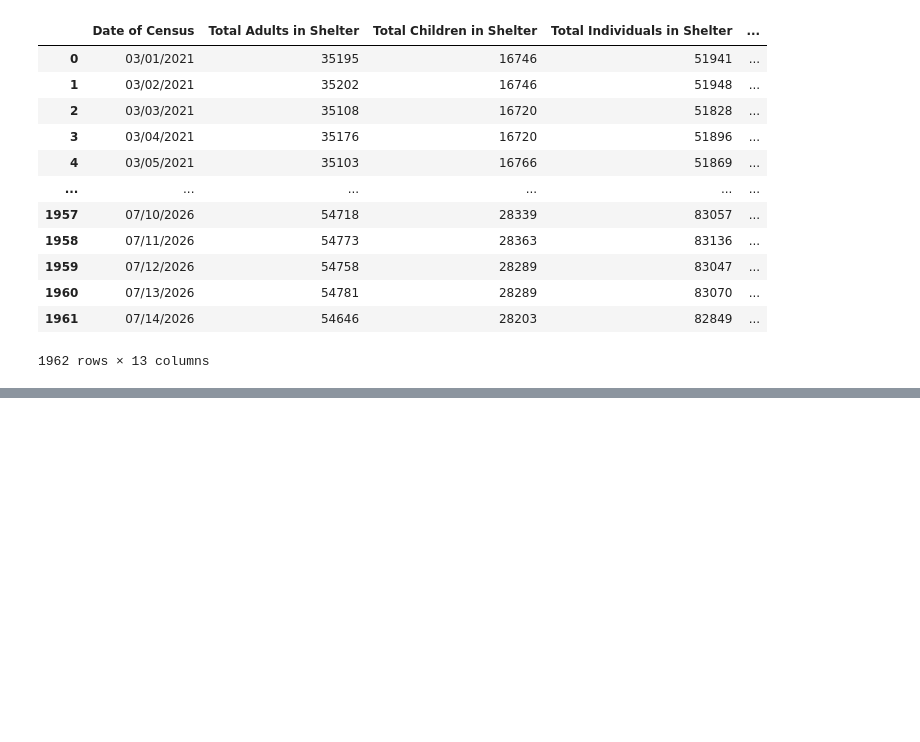
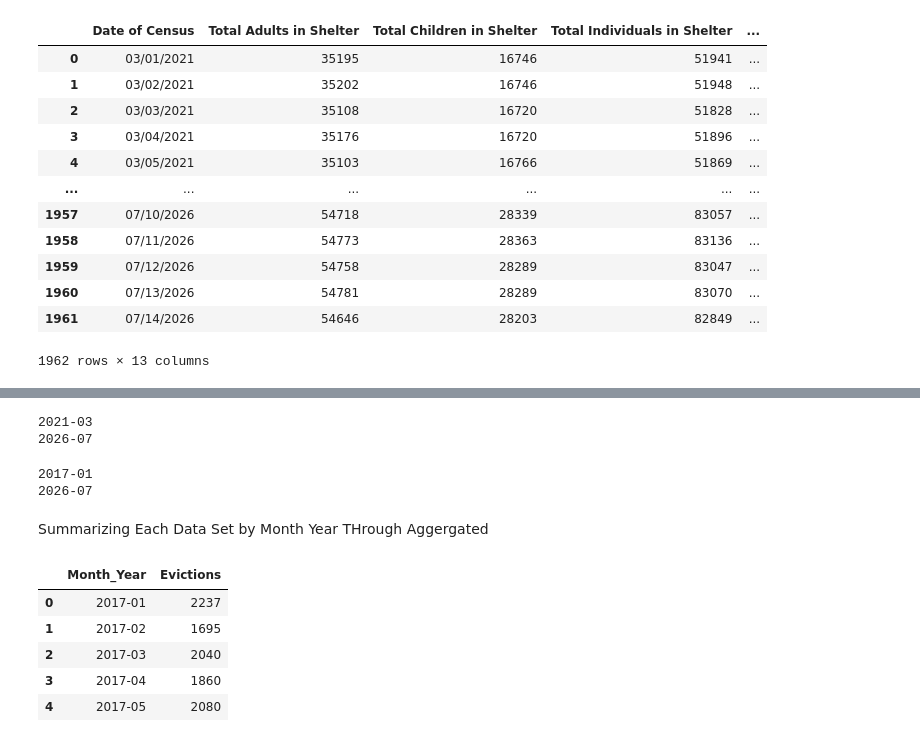
Before and after one commit to abs1106/Better-NY-Shelter-Buildings, a Jupyter notebook: nyc_shelter_data_proj/Untitled.ipynb, the cells around one changed output, grey strips where cells are left out. Drawn from its saved outputs; the diff is of its cells as text; code cells hidden in the pictures; blank space fills up the shorter version.

Commit message:
data wrangled, switched date str to datetypes, merged df by Month_Year

```diff
--- a/nyc_shelter_data_proj/Untitled.ipynb
+++ b/nyc_shelter_data_proj/Untitled.ipynb
@@ -29,0 +34,10 @@ df_evictions
+# %%
+#changing date from obj to datetype
+df_evictions['Executed Date'] = pd.to_datetime(df_evictions['Executed Date'], format='%m/%d/%Y')
+# %%
+#exctrating month and year to see evictions based on year and month
+df_evictions['Year'] = (df_evictions['Executed Date'].dt.year)
+df_evictions['Month'] = (df_evictions['Executed Date'].dt.month)
+# %%
+#to make joining easier
+df_evictions['Month_Year'] = (df_evictions['Executed Date'].dt.to_period('M'))
@@ -45,0 +124,19 @@ df_shelter_people
+# %%
+print(df_shelter_people["Month_Year"].min())
+print(df_shelter_people["Month_Year"].max())
+# %% [output]
+2021-03
+2026-07
+# %%
+print(df_evictions["Month_Year"].min())
+print(df_evictions["Month_Year"].max())
+# %% [output]
+2017-01
+2026-07
+# %% [markdown]
+Summarizing Each Data Set by Month Year THrough
+Aggergated
+# %%
+
+evictions_monthly = (
+    df_evictions.groupby("Month_Year").size().reset_index(name="Evictions"))
@@ -45,0 +146,9 @@ df_shelter_people
+# %%
+evictions_monthly.head()
+# %% [output]
+|  | Month_Year | Evictions |
+| 0 | 2017-01 | 2237 |
+| 1 | 2017-02 | 1695 |
+| 2 | 2017-03 | 2040 |
+| 3 | 2017-04 | 1860 |
+| 4 | 2017-05 | 2080 |
```
Also changed, not shown: parts of 12 cells of this notebook.
